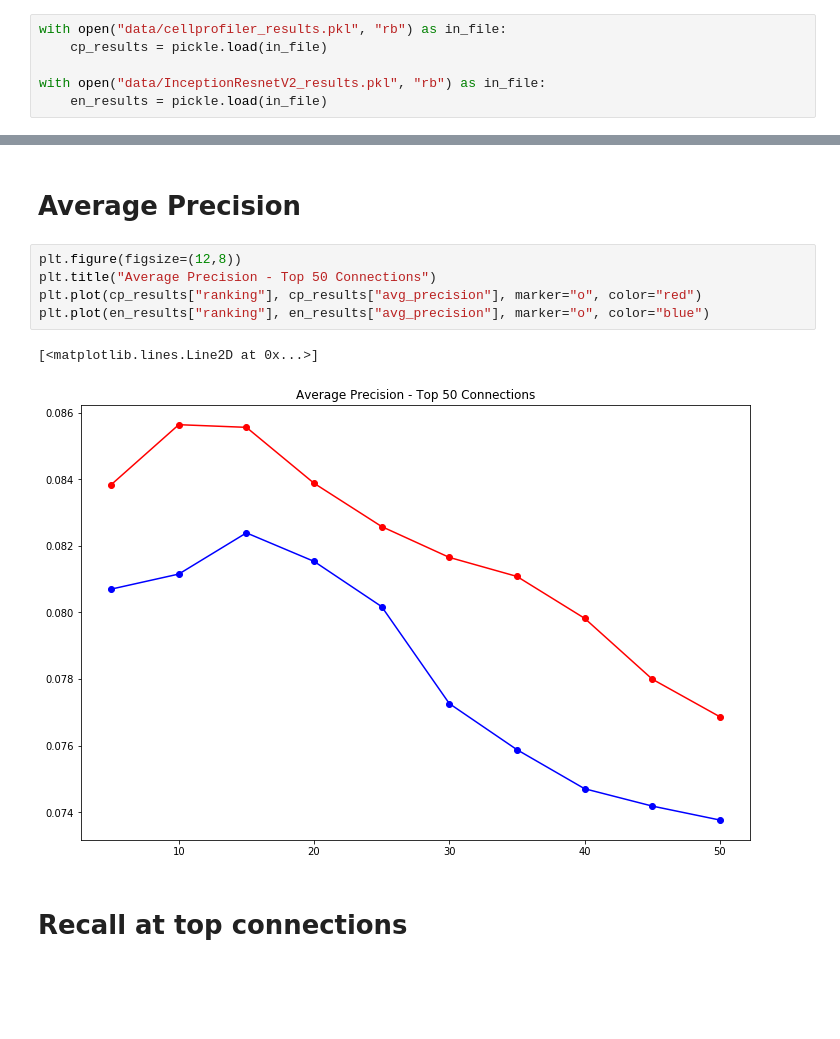
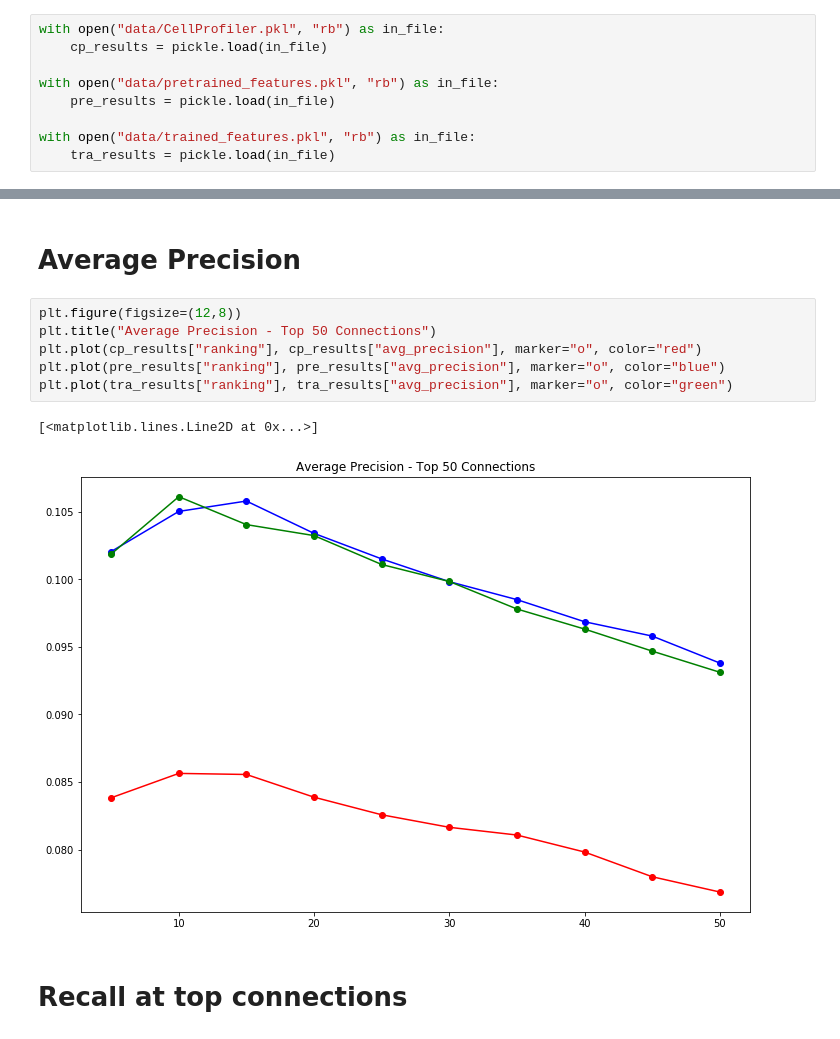
Before and after one commit to broadinstitute/DeepProfilerExperiments, a Jupyter notebook: bbbc022/05-compare-results.ipynb, the cells around one changed output, grey strips where cells are left out. Cells and saved outputs as stored; diff of their text form; blank space fills up the shorter version.

```diff
--- a/bbbc022/05-compare-results.ipynb
+++ b/bbbc022/05-compare-results.ipynb
@@ -4,11 +4,14 @@ import pandas as pd
 import numpy as np
 import matplotlib.pyplot as plt
 # %%
-with open("data/cellprofiler_results.pkl", "rb") as in_file:
+with open("data/CellProfiler.pkl", "rb") as in_file:
     cp_results = pickle.load(in_file)
 
-with open("data/InceptionResnetV2_results.pkl", "rb") as in_file:
-    en_results = pickle.load(in_file)
+with open("data/pretrained_features.pkl", "rb") as in_file:
+    pre_results = pickle.load(in_file)
+
+with open("data/trained_features.pkl", "rb") as in_file:
+    tra_results = pickle.load(in_file)
 # %% [markdown]
 # Enrichment analysis
 # %%
@@ -24,11 +28,12 @@ plt.plot(100-en_results["enrichment"]["percentile"], en_results["enrichment"]["o
 # %%
 plt.figure(figsize=(12,8))
 plt.title("Average Precision - Top 50 Connections")
 plt.plot(cp_results["ranking"], cp_results["avg_precision"], marker="o", color="red")
-plt.plot(en_results["ranking"], en_results["avg_precision"], marker="o", color="blue")
+plt.plot(pre_results["ranking"], pre_results["avg_precision"], marker="o", color="blue")
+plt.plot(tra_results["ranking"], tra_results["avg_precision"], marker="o", color="green")
 # %% [output]
 [<matplotlib.lines.Line2D at 0x...>]
-[figure, old version]
+[figure, new version]
 # %% [markdown]
 # Recall at top connections
 # %%
```
Also changed, not shown: parts of 4 cells of this notebook, 1 other file.
